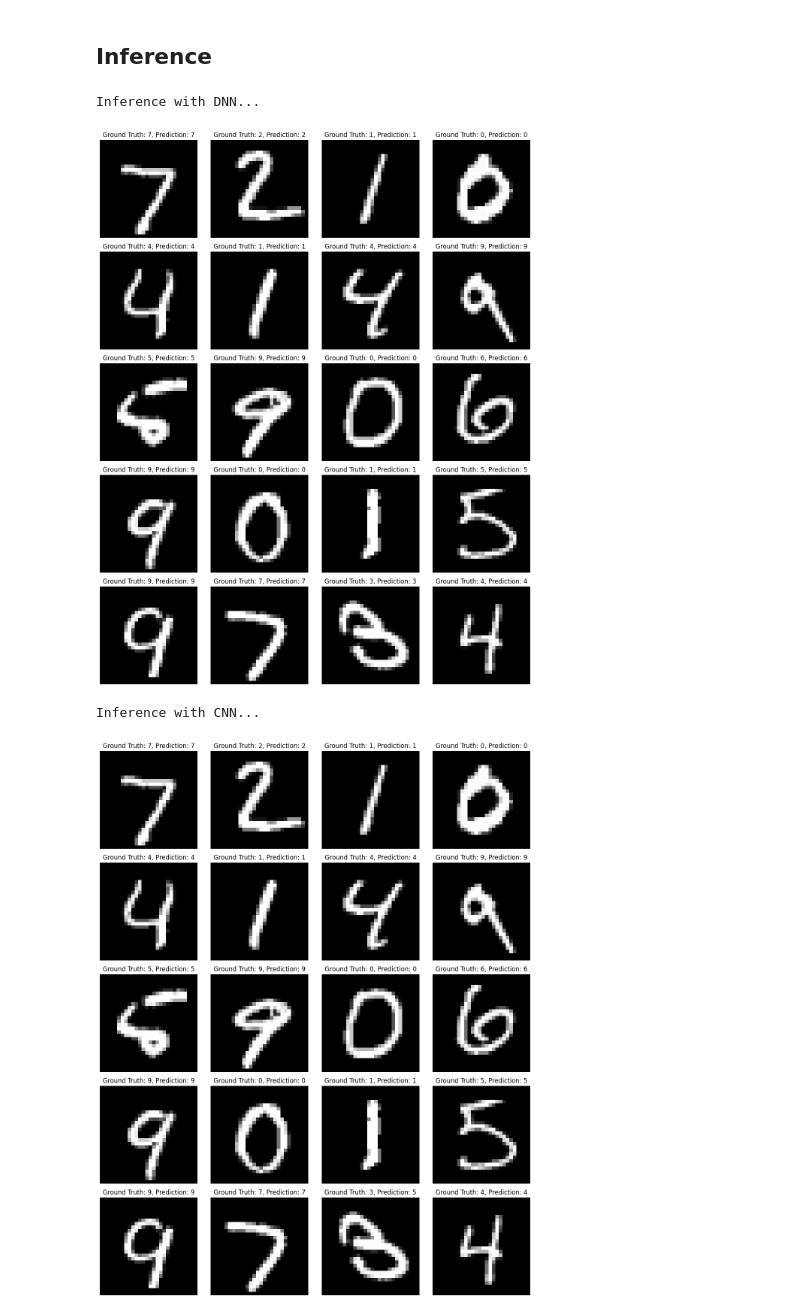
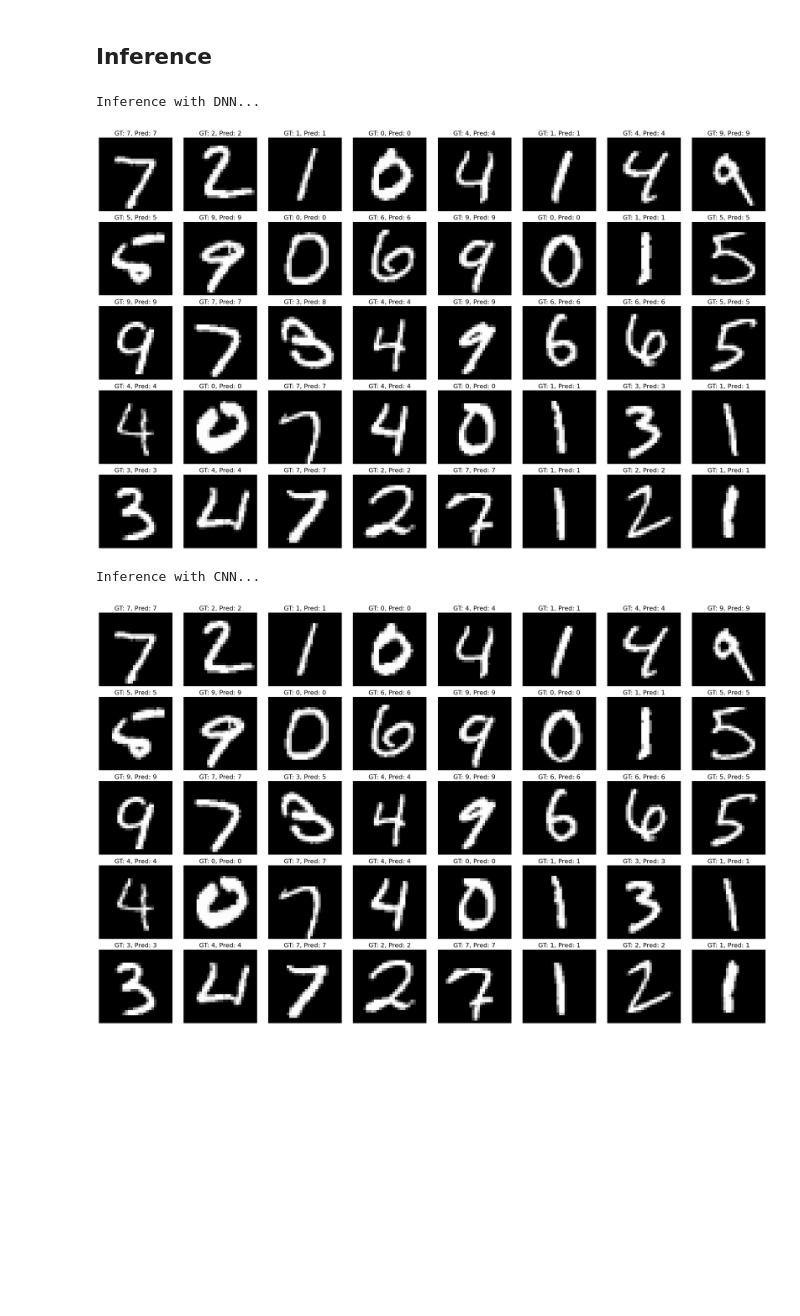
Before and after one commit to toan-ly/CS-5137-Deep-Learning, a Jupyter notebook: homework2/src/run_training.ipynb, the cells around one changed output. Cells and saved outputs as stored; diff of their text form; code cells hidden in the pictures; blank space fills up the shorter version.

```diff
--- a/homework2/src/run_training.ipynb
+++ b/homework2/src/run_training.ipynb
@@ -356,11 +381,10 @@ class Trainer:
         test_loader,
         lr=0.001,
         early_stopping=True,
-        early_stopping_patience=10,
+        early_stopping_patience=3,
     ):
         self.device = device
-        self.model = model
-        # self.model = model.to(self.device)
+        self.model = model.to(self.device)
         self.train_loader = train_loader
         self.val_loader = val_loader
         self.test_loader = test_loader
@@ -384,9 +408,9 @@ class Trainer:
 
     def train_one_epoch(self):
         self.model.train()
-        running_loss, correct, total = 0.0, 0, 0
-        # for X_train, y_train in tqdm.tqdm(self.train_loader, desc="Training", leave=False):
-        for X_train, y_train in self.train_loader:
+        running_loss, correct, total = [], 0, 0
+
+        for X_train, y_train in tqdm.tqdm(self.train_loader, desc="Training", leave=False):
             X_train, y_train = X_train.to(self.device), y_train.to(self.device)
 
             self.optimizer.zero_grad()
@@ -395,20 +419,21 @@ class Trainer:
             loss.backward()
             self.optimizer.step()
 
-            running_loss += loss.item() * X_train.size(0)
+            running_loss.append(loss.item())
+
             _, preds = torch.max(outputs.data, 1)
             total += y_train.size(0)
             correct += (preds == y_train).sum().item()
+        epoch_loss = np.mean(running_loss)
 
-        epoch_loss = running_loss / len(self.train_loader.dataset)
-        return epoch_loss, correct / total
+        return epoch_loss, correct / total * 100
 
+    @torch.no_grad()
     def validate(self):
         self.model.eval()
         running_loss, correct, total = 0.0, 0, 0
         with torch.no_grad():
-            # for X_val, y_val in tqdm.tqdm(self.val_loader, desc="Validation", leave=False):
-            for X_val, y_val in self.val_loader:
+            for X_val, y_val in tqdm.tqdm(self.val_loader, desc="Validation", leave=False):
                 X_val, y_val = X_val.to(self.device), y_val.to(self.device)
 
                 outputs = self.model(X_val)
@@ -420,8 +445,9 @@ class Trainer:
                 correct += (preds == y_val).sum().item()
 
         epoch_loss = running_loss / len(self.val_loader.dataset)
-        return epoch_loss, correct / total
+        return epoch_loss, correct / total * 100
 
+    @torch.no_grad()
     def test(self):
         self.model.eval()
         correct, total = 0, 0
@@ -433,9 +459,10 @@ class Trainer:
                 correct += (preds == y_test).sum().item()
                 total += y_test.size(0)
 
-        return correct / total
+        return correct / total * 100
 
-    def fit(self, epochs=100, verbose=True, saved_model_path=None):
+    def fit(self, epochs=10, verbose=True, saved_model_path=None):
+        start_time = time.time()
         for epoch in range(epochs):
             train_loss, train_acc = self.train_one_epoch()
             val_loss, val_acc = self.validate()
@@ -447,8 +474,8 @@ class Trainer:
 
             if verbose and (epoch + 1) % (epochs // 10) == 0:
                 print(f'EPOCH [{epoch+1}/{epochs}]'
-                      f' Train Loss: {train_loss:.4f}, Train Acc: {train_acc:.4f}'
-                      f' | Val Loss: {val_loss:.4f}, Val Acc: {val_acc:.4f}')
+                      f' Train Loss: {train_loss:.4f}, Train Acc: {train_acc:.2f}%'
+                      f' | Val Loss: {val_loss:.4f}, Val Acc: {val_acc:.2f}%')
 
             if self.early_stopping:
                 if val_loss < self.best_val_loss: # Improvement
@@ -469,6 +496,8 @@ class Trainer:
         if saved_model_path:
             torch.save(self.model.state_dict(), saved_model_path)
 
+        print(f'Training time: {time.time() - start_time:.2f}s')
+
         return self.history
 # %%
 lr = 0.01
@@ -581,18 +612,18 @@ def inference(model, dataloader, n_images, n_cols=4):
         plt.subplot(n_rows, n_cols, i + 1)
         img = images[i].cpu().numpy().squeeze()
         plt.imshow(img, cmap='gray')
-        plt.title(f'Ground Truth: {labels[i].item()}, Prediction: {preds[i].item()}')
+        plt.title(f'GT: {labels[i].item()}, Pred: {preds[i].item()}', fontsize=16)
         plt.axis('off')
     plt.tight_layout()
     plt.show()
 # %%
 for model_name, model in models.items():
     print(f'\nInference with {model_name}...')
     model.load_state_dict(torch.load(os.path.join(saved_path, f'{model_name}_best.pth')))
-    inference(model, test_loader, n_images=20)
+    inference(model, test_loader, n_images=40, n_cols=8)
 # %% [output]
 Inference with DNN...
-[figure, old version]
+[figure, new version]
 Inference with CNN...
-[figure, old version]
+[figure, new version]
 Inference with ResNet...
```
Also changed, not shown: parts of 12 cells of this notebook.
